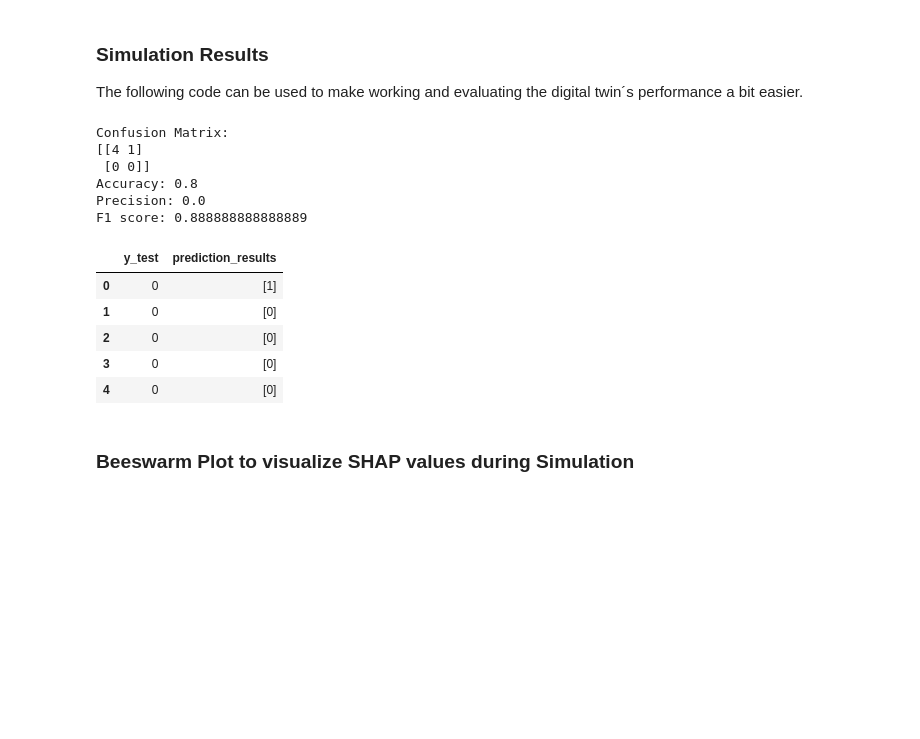
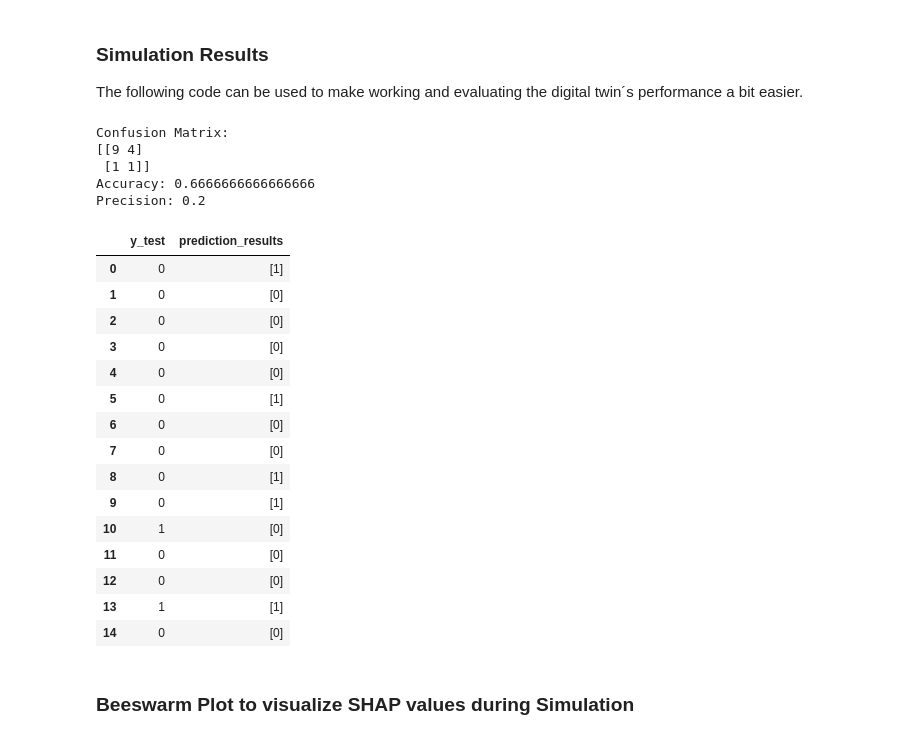
Before and after one commit to mubashar-iqbal/robotic-arm-DT, a Jupyter notebook: simulation_robotic_arm.ipynb, the cells around one changed output. Saved outputs shown, nothing was run; the diff lists cells and outputs as text; code cells hidden in the pictures; blank space fills up the shorter version.

```diff
--- a/simulation_robotic_arm.ipynb
+++ b/simulation_robotic_arm.ipynb
@@ -223,40 +223,49 @@ array([1, 0, 0, ..., 0, 0, 0], dtype=int64)
 ### Simulation Results
 The following code can be used to make working and evaluating the digital twin´s performance a bit easier.
 # %%
-cm = confusion_matrix(y_test[:5], y_predicted_list)
+cm = confusion_matrix(y_test[:15], y_predicted_list)
 print("Confusion Matrix:")
 print(cm)
 
 #Accuracy of simulation
-accuracy = accuracy_score(y_test[:5], y_predicted_list)
+accuracy = accuracy_score(y_test[:15], y_predicted_list)
 print("Accuracy:", accuracy)
 
 #Precision of simulation
-precision = precision_score (y_test[:5], y_predicted_list)
+precision = precision_score (y_test[:15], y_predicted_list)
 print("Precision:", precision)
 
 #F1 Score of simualtion
-f1_score = f1_score(y_test[:5], y_predicted_list, average='weighted')
-print("F1 score:", f1_score)
+#f1_score = f1_score(y_test[:15], y_predicted_list, average='weighted')
+#print("F1 score:", f1_score)
 
 comparison_df = pd.DataFrame({
-        'y_test': y_test[:5],
+        'y_test': y_test[:15],
         'prediction_results': y_predicted_list
     })
 comparison_df.head(50)
 # %% [output]
 Confusion Matrix:
-[[4 1]
- [0 0]]
-Accuracy: 0.8
-Precision: 0.0
-F1 score: 0.888888888888889
+[[9 4]
+ [1 1]]
+Accuracy: 0.6666666666666666
+Precision: 0.2
 |  | y_test | prediction_results |
 | 0 | 0 | [1] |
 | 1 | 0 | [0] |
 | 2 | 0 | [0] |
 | 3 | 0 | [0] |
 | 4 | 0 | [0] |
+| 5 | 0 | [1] |
+| 6 | 0 | [0] |
+| 7 | 0 | [0] |
+| 8 | 0 | [1] |
+| 9 | 0 | [1] |
+| 10 | 1 | [0] |
+| 11 | 0 | [0] |
+| 12 | 0 | [0] |
+| 13 | 1 | [1] |
+| 14 | 0 | [0] |
 # %% [markdown]
 ### Beeswarm Plot to visualize SHAP values during Simulation
 # %%
```
Also changed, not shown: parts of 6 cells of this notebook.
